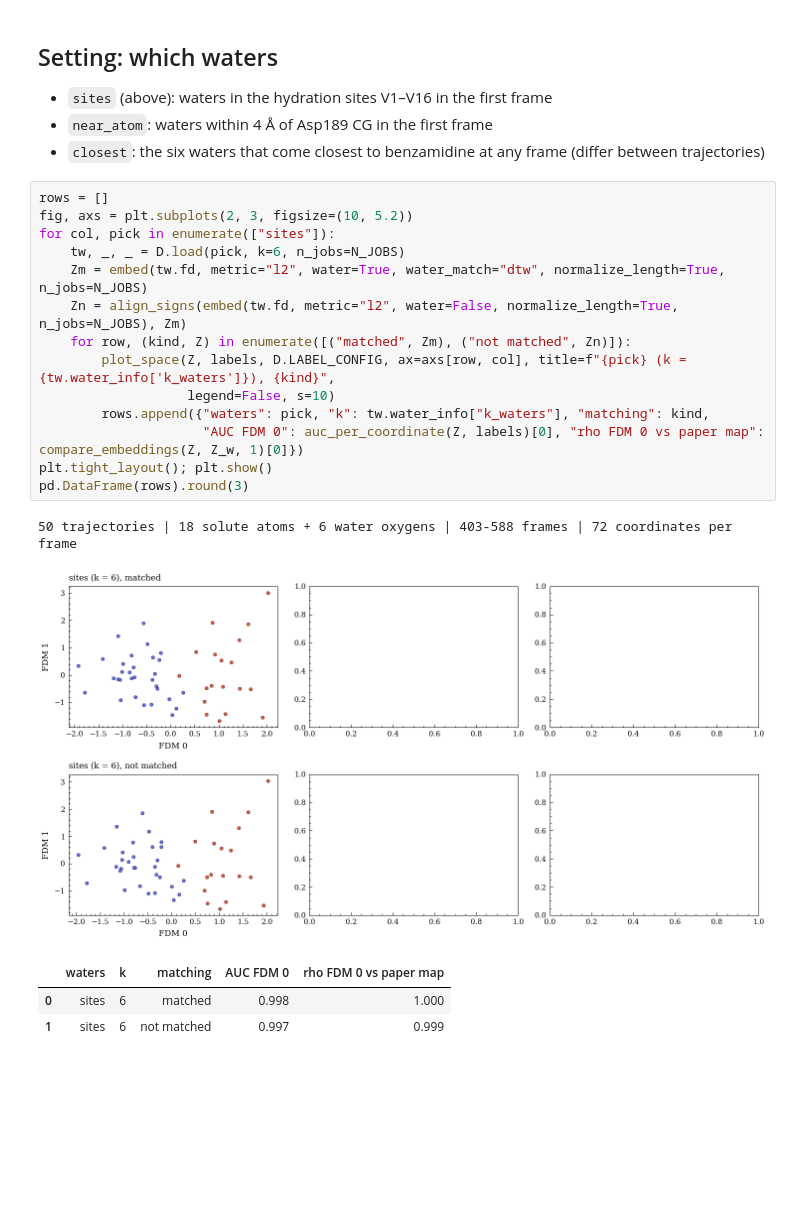
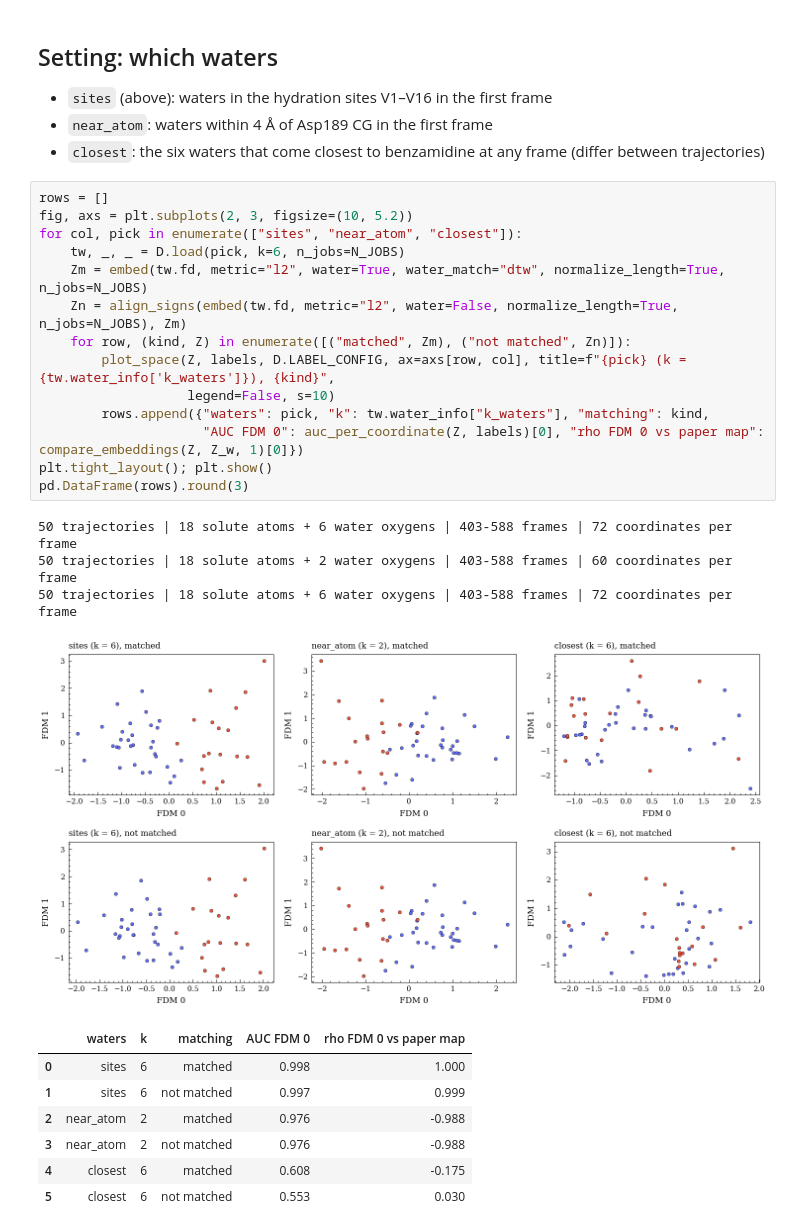
Before and after one commit to Shaheerah3007/PathFDM, a Jupyter notebook: systems/trypsin_benzamidine/trypsin_benzamidine.ipynb, the cells around one changed output. Saved outputs shown, nothing was run; the diff lists cells and outputs as text; blank space fills up the shorter version.

```diff
--- a/systems/trypsin_benzamidine/trypsin_benzamidine.ipynb
+++ b/systems/trypsin_benzamidine/trypsin_benzamidine.ipynb
@@ -108,20 +131,26 @@ plot_beeswarm(res_l, max_display=10, title="ligand only: FDM 0"); plt.show()
 # %%
 rows = []
 fig, axs = plt.subplots(2, 3, figsize=(10, 5.2))
-for col, pick in enumerate(["sites"]):
+for col, pick in enumerate(["sites", "near_atom", "closest"]):
     tw, _, _ = D.load(pick, k=6, n_jobs=N_JOBS)
     Zm = embed(tw.fd, metric="l2", water=True, water_match="dtw", normalize_length=True, n_jobs=N_JOBS)
     Zn = align_signs(embed(tw.fd, metric="l2", water=False, normalize_length=True, n_jobs=N_JOBS), Zm)
     for row, (kind, Z) in enumerate([("matched", Zm), ("not matched", Zn)]):
         plot_space(Z, labels, D.LABEL_CONFIG, ax=axs[row, col], title=f"{pick} (k = {tw.water_info['k_waters']}), {kind}",
                    legend=False, s=10)
         rows.append({"waters": pick, "k": tw.water_info["k_waters"], "matching": kind,
                      "AUC FDM 0": auc_per_coordinate(Z, labels)[0], "rho FDM 0 vs paper map": compare_embeddings(Z, Z_w, 1)[0]})
 plt.tight_layout(); plt.show()
 pd.DataFrame(rows).round(3)
 # %% [output]
 50 trajectories | 18 solute atoms + 6 water oxygens | 403-588 frames | 72 coordinates per frame
+50 trajectories | 18 solute atoms + 2 water oxygens | 403-588 frames | 60 coordinates per frame
+50 trajectories | 18 solute atoms + 6 water oxygens | 403-588 frames | 72 coordinates per frame
-[figure, old version]
+[figure, new version]
 |  | waters | k | matching | AUC FDM 0 | rho FDM 0 vs paper map |
 | 0 | sites | 6 | matched | 0.998 | 1.000 |
 | 1 | sites | 6 | not matched | 0.997 | 0.999 |
+| 2 | near_atom | 2 | matched | 0.976 | -0.988 |
+| 3 | near_atom | 2 | not matched | 0.976 | -0.988 |
+| 4 | closest | 6 | matched | 0.608 | -0.175 |
+| 5 | closest | 6 | not matched | 0.553 | 0.030 |
```
Also changed, not shown: parts of 4 cells of this notebook, 6 other files.
